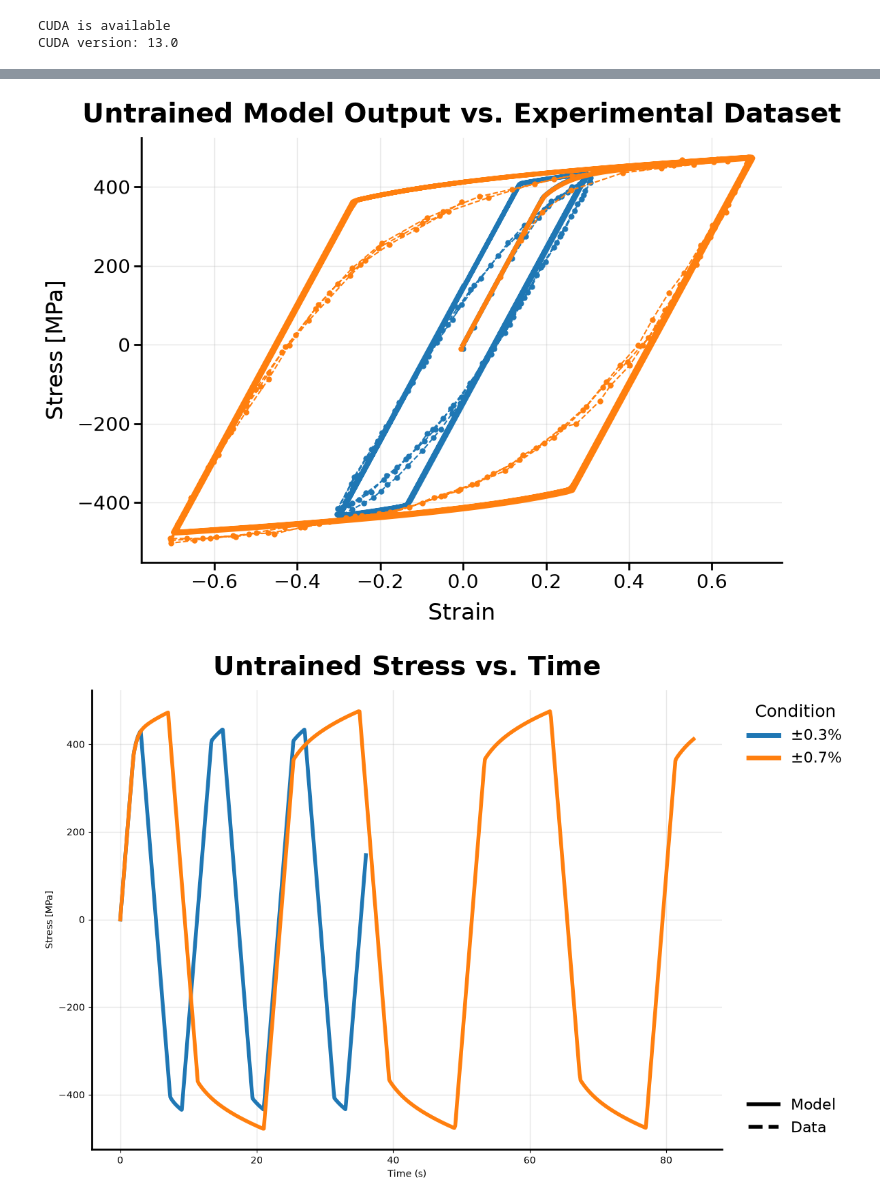
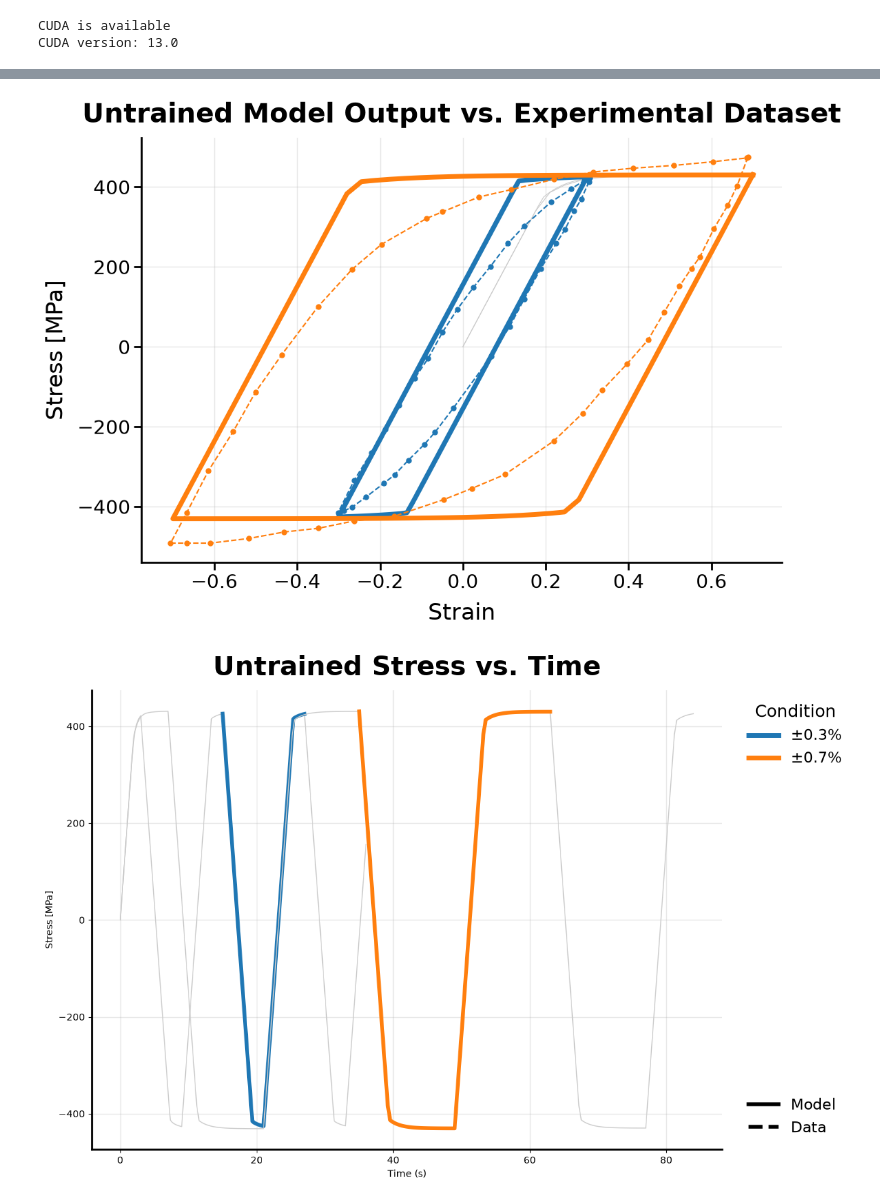
Before and after one commit to ColinMG2/neml2, a Jupyter notebook: cmg_projects/cyclic_optimization/eurofer97_deterministic.ipynb, the cells around one changed output, grey strips where cells are left out. Saved outputs shown, nothing was run; the diff lists cells and outputs as text; code cells hidden in the pictures.

```diff
--- a/cmg_projects/cyclic_optimization/eurofer97_deterministic.ipynb
+++ b/cmg_projects/cyclic_optimization/eurofer97_deterministic.ipynb
@@ -147,15 +147,13 @@ pmodel = neml2.pyzag.NEML2PyzagModel(
         "rho_m_rate_k2_0",
         "X1rate_C",
         "X1rate_g",
-        "X2rate_C",
-        "X2rate_g",
-        "X3rate_C",
-        "X3rate_g",
     ],
 )
 neml2.compile(pmodel)
 
-model = SolveStrain(pmodel)
+torch._dynamo.config.recompile_limit = 64
+
+model = SolveStrain(pmodel, nchunk=20)
 _ = inspect_main(["eurofer97.i", "implicit_rate"])
 # %% [output]
 Model: ComposedModel
@@ -217,9 +246,9 @@ plt.grid()
 # %%
+temperature_K = 300.0 + 273.15
 strain_rate = 0.001
-ranges = torch.tensor([0.003, 0.007], device=device)
-temperatures = torch.tensor([300.0], device=device)
-n_cycles = 3
-points_per_cycle = 200
-ntime = n_cycles * points_per_cycle
-nbatch = 2
+amplitudes = [0.003, 0.007]
+loss_weights = [1.0, 1.0]
+points_per_cycle = 80
+nbatch = len(amp_labels)
+assert points_per_cycle % 4 == 0
 # %%
@@ -358,17 +378,23 @@ torch.Size([600, 2, 1])
 # %%
 stress = stress.detach().cpu()
 fig, ax = plt.subplots(figsize=(12, 8))
-
+ax.plot(
+    loading[..., 0].cpu().numpy() * 100,
+    stress[..., 0].cpu().numpy(),
+    lw=0.8,
+    color="0.8",
+    label="Model, full history",
+)
 for j, label in enumerate(amp_labels):
     ax.plot(
-        loading[:, j, 0].cpu().numpy() * 100,
-        stress[:, j, 0].numpy(),
+        loading[loop_idx.cpu(), j, 0].cpu().numpy() * 100,
+        stress[loop_idx.cpu(), j, 0].numpy(),
         color=f"C{j}",
         lw=5,
     )
     ax.plot(
-        raw_strain[label].cpu().numpy() * 100,
-        raw_stress[label].cpu().numpy(),
+        loop_strain[label].cpu().numpy() * 100,
+        loop_stress[label].cpu().numpy(),
         "--o",
         ms=5,
         color=f"C{j}",
@@ -407,8 +433,21 @@ fig.savefig(
 )
 
 fig1, ax1 = plt.subplots(figsize=(12, 8))
+
 for j, label in enumerate(amp_labels):
-    ax1.plot(time[:, j].cpu().numpy(), stress[:, j, 0].numpy(), lw=4, color=f"C{j}")
+    ax1.plot(
+        time[:, j].cpu().numpy(),
+        stress[:, j, 0].numpy(),
+        lw=1,
+        color="0.8",
+        label="Model, full history",
+    )
+    ax1.plot(
+        time[loop_idx.cpu(), j].cpu().numpy(),
+        stress[loop_idx.cpu(), j].cpu().numpy(),
+        lw=4,
+        color=f"C{j}",
+    )
 leg_cond = ax1.legend(
     handles=cond_handles,
     loc="upper left",
@@ -417,35 +456,35 @@ leg_cond = ax1.legend(
     title="Condition",
     title_fontsize=18,
     frameon=False,
 )
 ax1.add_artist(leg_cond)
 ax1.legend(
     handles=style_handles,
     loc="lower left",
     bbox_to_anchor=(1.02, 0.0),
     fontsize=16,
     frameon=False,
 )
 ax1.set_xlabel("Time (s)")
 ax1.set_ylabel("Stress [MPa]")
 ax1.set_title("Untrained Stress vs. Time", fontsize=28, fontweight="bold", pad=16)
 ax.set_xlabel("Strain", fontsize=24, labelpad=10)
 ax.set_ylabel("Stress [MPa]", fontsize=24, labelpad=10)
 ax1.grid(True, alpha=0.3, lw=1)
 for spine in ("top", "right"):
     ax1.spines[spine].set_visible(False)
 for spine in ("left", "bottom"):
     ax1.spines[spine].set_linewidth(2)
 plt.tight_layout()
 fig1.savefig(
     "eurofer_stressvstime_untrained.png",
     dpi=300,
     bbox_inches="tight",
 )
 plt.show()
 # %% [output]
-[figure, old version]
+[figure, new version]
-[figure, old version]
+[figure, new version]
 # %%
 class LogRangeRescale(reparametrization.RangeRescale):
     """Map [0, 1] to [lb, ub] in log space, so an Adam step is a relative change."""
```
Also changed, not shown: parts of 11 cells of this notebook, 2 other files.
